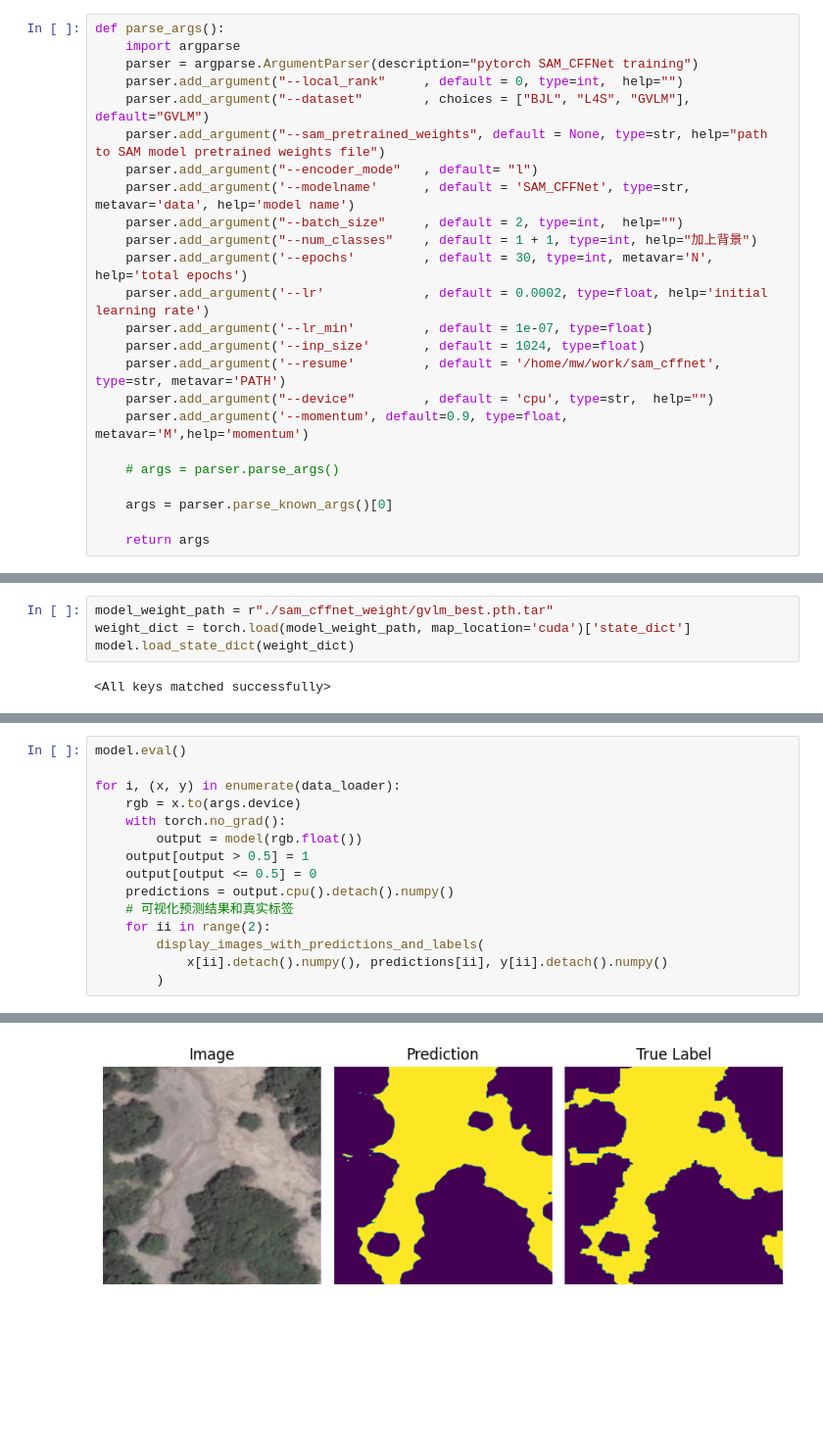
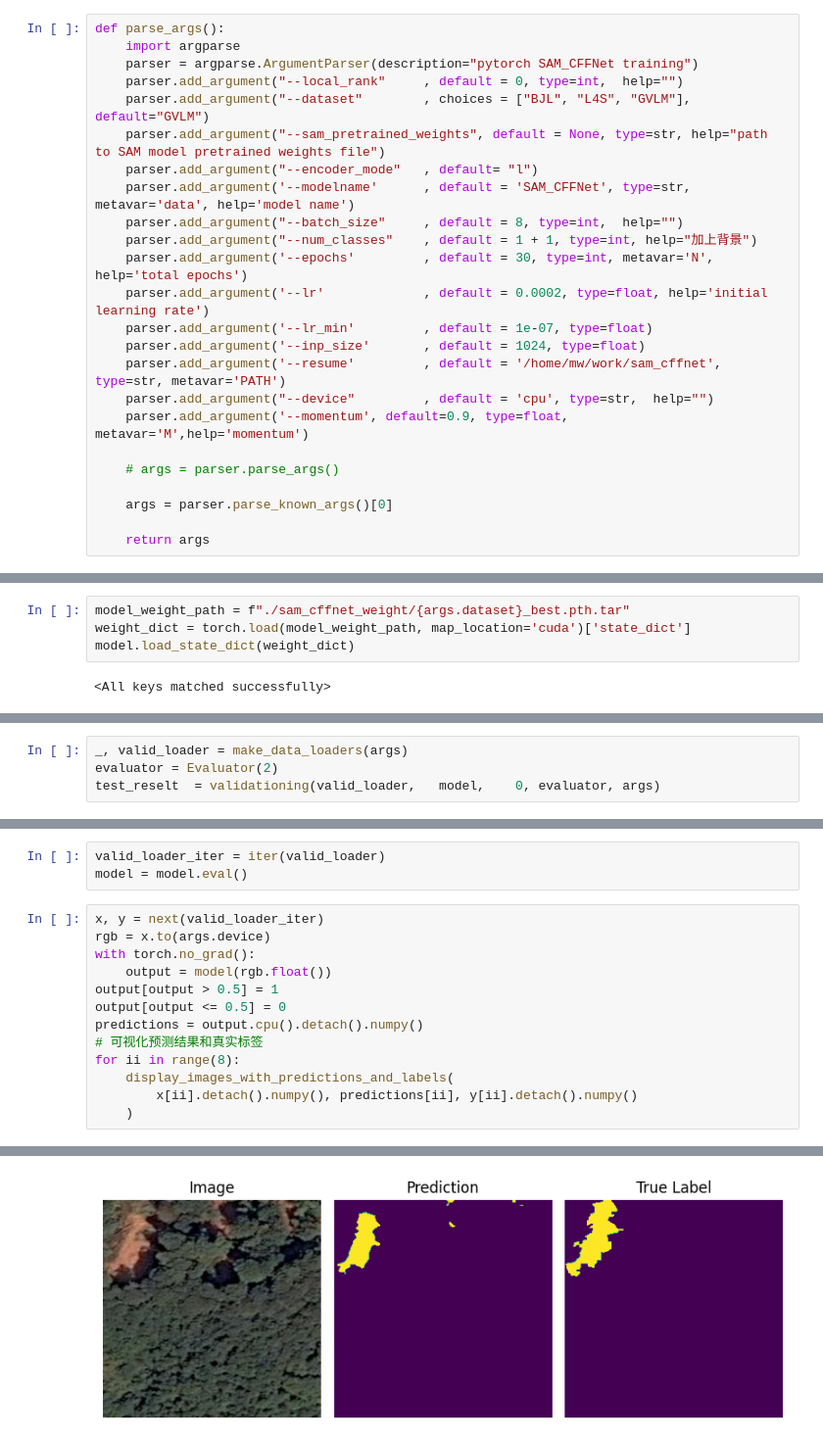
Before and after one commit to JunchuanYu/SAM-CFFNet, a Jupyter notebook: demo.ipynb, the cells around one changed output, grey strips where cells are left out. Shown at 98% size. Drawn from its saved outputs; the diff is of its cells as text; blank space fills up the shorter version.

```diff
--- a/demo.ipynb
+++ b/demo.ipynb
@@ -23,7 +23,7 @@ def parse_args():
     parser.add_argument("--sam_pretrained_weights", default = None, type=str, help="path to SAM model pretrained weights file")
     parser.add_argument("--encoder_mode"   , default= "l")
     parser.add_argument('--modelname'      , default = 'SAM_CFFNet', type=str, metavar='data', help='model name')
-    parser.add_argument("--batch_size"     , default = 2, type=int,  help="")
+    parser.add_argument("--batch_size"     , default = 8, type=int,  help="")
     parser.add_argument("--num_classes"    , default = 1 + 1, type=int, help="加上背景")
     parser.add_argument('--epochs'         , default = 30, type=int, metavar='N', help='total epochs')
     parser.add_argument('--lr'             , default = 0.0002, type=float, help='initial learning rate')
@@ -47,7 +47,7 @@ args.device = torch.device("cuda:0" if torch.cuda.is_available() else "cpu")
 sam_cffnet = SAM_CFFNet(args)
 model = sam_cffnet.cuda()
 # %%
-model_weight_path = r"./sam_cffnet_weight/gvlm_best.pth.tar"
+model_weight_path = f"./sam_cffnet_weight/{args.dataset}_best.pth.tar"
 weight_dict = torch.load(model_weight_path, map_location='cuda')['state_dict']
 model.load_state_dict(weight_dict)
 # %% [output]
@@ -105,0 +55,4 @@ df
+# %%
+_, valid_loader = make_data_loaders(args)
+evaluator = Evaluator(2)
+test_reselt  = validationing(valid_loader,   model,    0, evaluator, args)
@@ -106,16 +75,17 @@ df
+# %%
+valid_loader_iter = iter(valid_loader)
+model = model.eval()
 # %%
-model.eval()
-
-for i, (x, y) in enumerate(data_loader):
-    rgb = x.to(args.device)
-    with torch.no_grad():
-        output = model(rgb.float())
-    output[output > 0.5] = 1
-    output[output <= 0.5] = 0
-    predictions = output.cpu().detach().numpy()
-    # 可视化预测结果和真实标签
-    for ii in range(2):
-        display_images_with_predictions_and_labels(
-            x[ii].detach().numpy(), predictions[ii], y[ii].detach().numpy()
-        )
+x, y = next(valid_loader_iter)
+rgb = x.to(args.device)
+with torch.no_grad():
+    output = model(rgb.float())
+output[output > 0.5] = 1
+output[output <= 0.5] = 0
+predictions = output.cpu().detach().numpy()
+# 可视化预测结果和真实标签
+for ii in range(8):
+    display_images_with_predictions_and_labels(
+        x[ii].detach().numpy(), predictions[ii], y[ii].detach().numpy()
+    )
 # %% [output]
@@ -127 +97 @@ for i, (x, y) in enumerate(data_loader):
-[figure, old version]
+[figure, new version]
```
Also changed, not shown: parts of 6 cells of this notebook, 28 other files.
